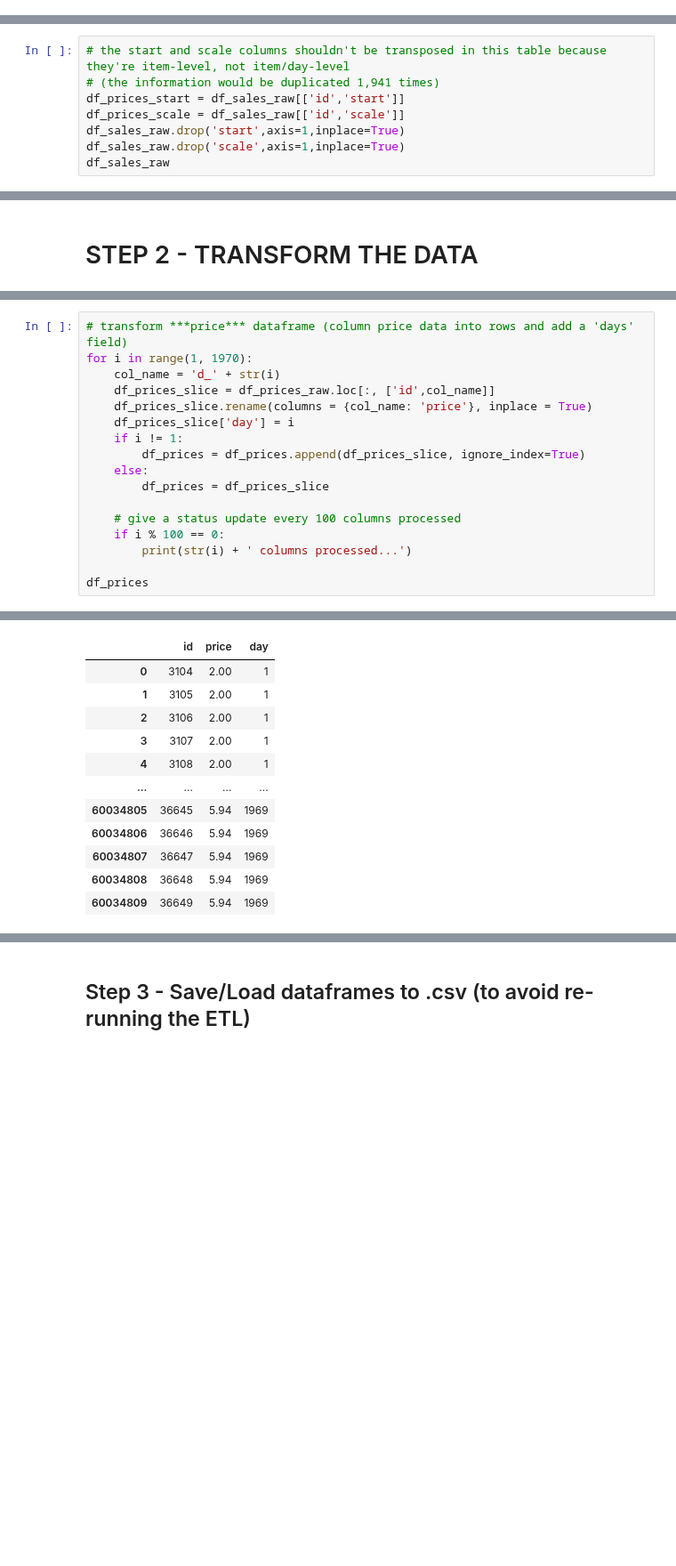
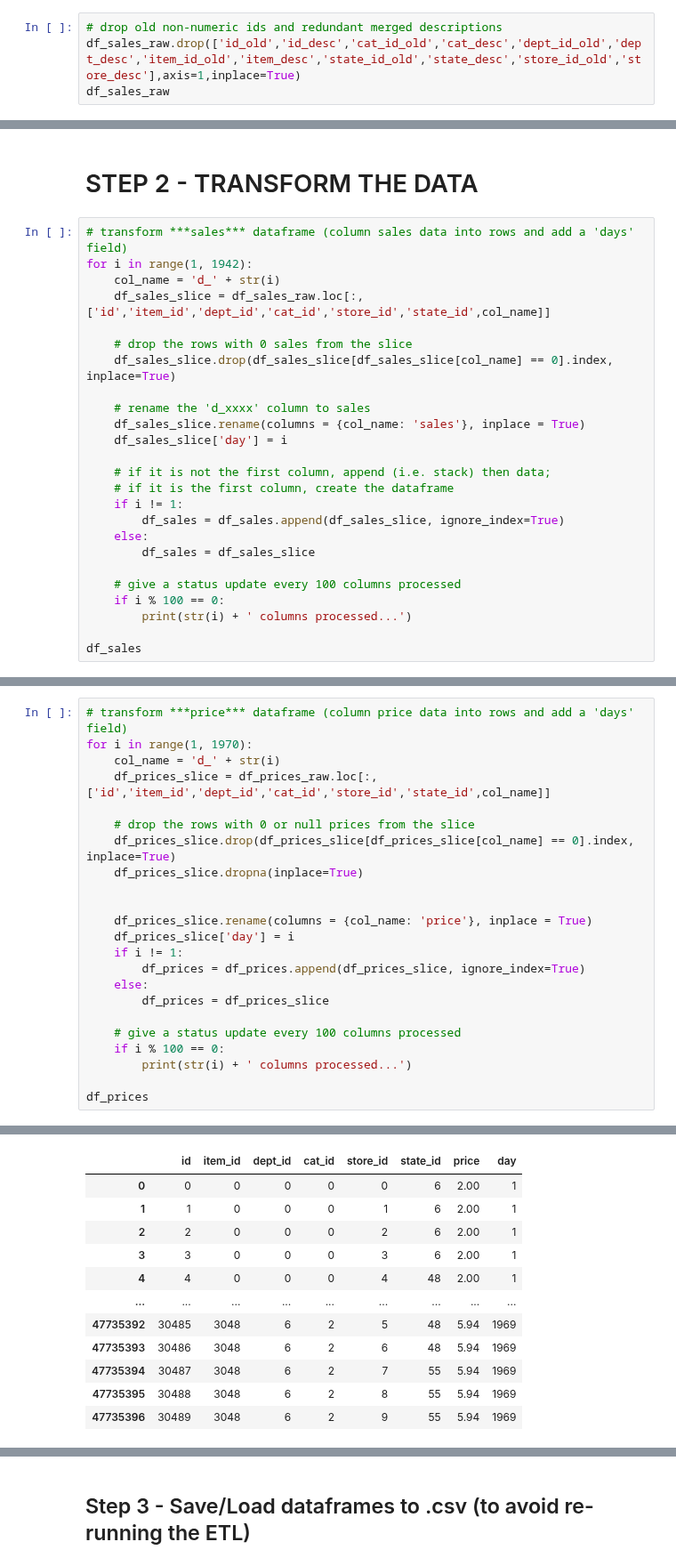
Before and after one commit to beckyydo/Project-2, a Jupyter notebook: cleaning/cleaning.ipynb, the cells around one changed output, grey strips where cells are left out. Shown at 89% size. Cells and saved outputs as stored; diff of their text form; blank space fills up the shorter version.

```diff
--- a/cleaning/cleaning.ipynb
+++ b/cleaning/cleaning.ipynb
@@ -183,0 +333,4 @@ df_sales_raw
+# %%
+# drop old non-numeric ids and redundant merged descriptions
+df_sales_raw.drop(['id_old','id_desc','cat_id_old','cat_desc','dept_id_old','dept_desc','item_id_old','item_desc','state_id_old','state_desc','store_id_old','store_desc'],axis=1,inplace=True)
+df_sales_raw
@@ -251,8 +424,0 @@ df_prices_raw.drop('id_desc',axis=1,inplace=True)
-# %%
-# the start and scale columns shouldn't be transposed in this table because they're item-level, not item/day-level
-# (the information would be duplicated 1,941 times)
-df_prices_start = df_sales_raw[['id','start']]
-df_prices_scale = df_sales_raw[['id','scale']]
-df_sales_raw.drop('start',axis=1,inplace=True)
-df_sales_raw.drop('scale',axis=1,inplace=True)
-df_sales_raw
@@ -490,2 +561,27 @@ df_ecomm
 # %% [markdown]
 # STEP 2 - TRANSFORM THE DATA
+# %%
+# transform ***sales*** dataframe (column sales data into rows and add a 'days' field)
+for i in range(1, 1942):
+    col_name = 'd_' + str(i)
+    df_sales_slice = df_sales_raw.loc[:, ['id','item_id','dept_id','cat_id','store_id','state_id',col_name]]
+
+    # drop the rows with 0 sales from the slice
+    df_sales_slice.drop(df_sales_slice[df_sales_slice[col_name] == 0].index, inplace=True)
+
+    # rename the 'd_xxxx' column to sales
+    df_sales_slice.rename(columns = {col_name: 'sales'}, inplace = True)
+    df_sales_slice['day'] = i
+
+    # if it is not the first column, append (i.e. stack) then data;
+    # if it is the first column, create the dataframe
+    if i != 1:
+        df_sales = df_sales.append(df_sales_slice, ignore_index=True)
+    else:
+        df_sales = df_sales_slice
+
+    # give a status update every 100 columns processed
+    if i % 100 == 0:
+        print(str(i) + ' columns processed...')
+
+df_sales
@@ -493,48 +622,54 @@ df_ecomm
 # transform ***price*** dataframe (column price data into rows and add a 'days' field)
 for i in range(1, 1970):
     col_name = 'd_' + str(i)
-    df_prices_slice = df_prices_raw.loc[:, ['id',col_name]]
+    df_prices_slice = df_prices_raw.loc[:, ['id','item_id','dept_id','cat_id','store_id','state_id',col_name]]
+
+    # drop the rows with 0 or null prices from the slice
+    df_prices_slice.drop(df_prices_slice[df_prices_slice[col_name] == 0].index, inplace=True)
+    df_prices_slice.dropna(inplace=True)
+
+
     df_prices_slice.rename(columns = {col_name: 'price'}, inplace = True)
     df_prices_slice['day'] = i
     if i != 1:
         df_prices = df_prices.append(df_prices_slice, ignore_index=True)
     else:
         df_prices = df_prices_slice
 
     # give a status update every 100 columns processed
     if i % 100 == 0:
         print(str(i) + ' columns processed...')
 
 df_prices
 # %% [output]
 100 columns processed...
 200 columns processed...
 300 columns processed...
 400 columns processed...
 500 columns processed...
 600 columns processed...
 700 columns processed...
 800 columns processed...
 900 columns processed...
 1000 columns processed...
 1100 columns processed...
 1200 columns processed...
 1300 columns processed...
 1400 columns processed...
 1500 columns processed...
 1600 columns processed...
 1700 columns processed...
 1800 columns processed...
 1900 columns processed...
-|  | id | price | day |
-| 0 | 3104 | 2.00 | 1 |
-| 1 | 3105 | 2.00 | 1 |
-| 2 | 3106 | 2.00 | 1 |
-| 3 | 3107 | 2.00 | 1 |
-| 4 | 3108 | 2.00 | 1 |
-| ... | ... | ... | ... |
-| 60034805 | 36645 | 5.94 | 1969 |
-| 60034806 | 36646 | 5.94 | 1969 |
-| 60034807 | 36647 | 5.94 | 1969 |
-| 60034808 | 36648 | 5.94 | 1969 |
-| 60034809 | 36649 | 5.94 | 1969 |
+|  | id | item_id | dept_id | cat_id | store_id | state_id | price | day |
+| 0 | 0 | 0 | 0 | 0 | 0 | 6 | 2.00 | 1 |
+| 1 | 1 | 0 | 0 | 0 | 1 | 6 | 2.00 | 1 |
+| 2 | 2 | 0 | 0 | 0 | 2 | 6 | 2.00 | 1 |
+| 3 | 3 | 0 | 0 | 0 | 3 | 6 | 2.00 | 1 |
+| 4 | 4 | 0 | 0 | 0 | 4 | 48 | 2.00 | 1 |
+| ... | ... | ... | ... | ... | ... | ... | ... | ... |
+| 47735392 | 30485 | 3048 | 6 | 2 | 5 | 48 | 5.94 | 1969 |
+| 47735393 | 30486 | 3048 | 6 | 2 | 6 | 48 | 5.94 | 1969 |
+| 47735394 | 30487 | 3048 | 6 | 2 | 7 | 55 | 5.94 | 1969 |
+| 47735395 | 30488 | 3048 | 6 | 2 | 8 | 55 | 5.94 | 1969 |
+| 47735396 | 30489 | 3048 | 6 | 2 | 9 | 55 | 5.94 | 1969 |
```
Also changed, not shown: parts of 47 cells of this notebook.
